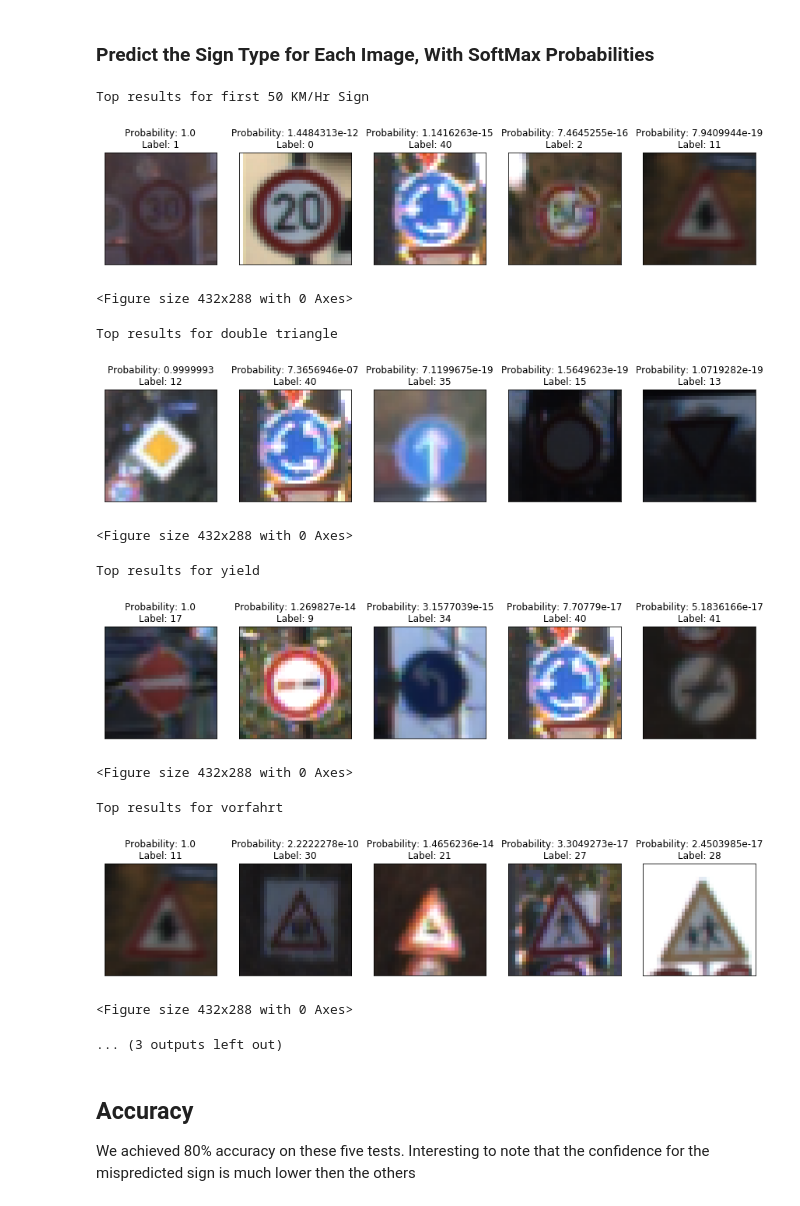
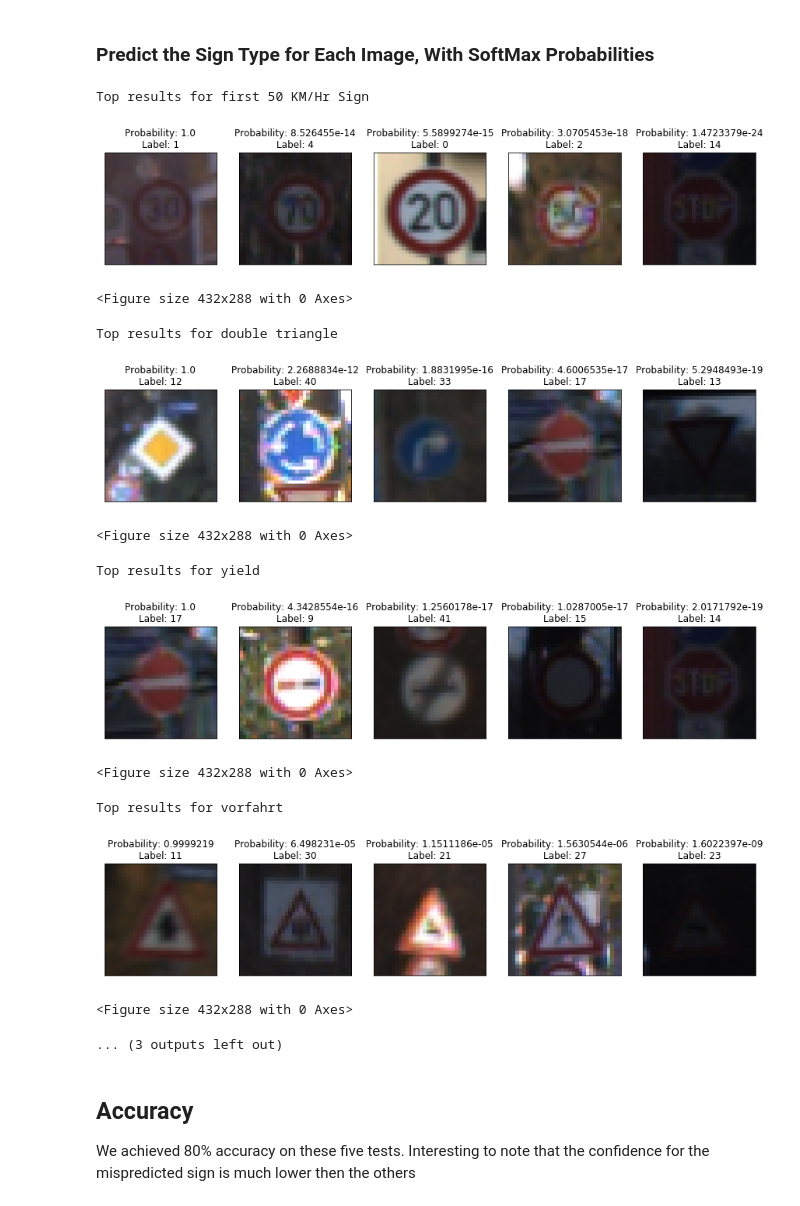
Before and after one commit to AttwellBrian/CarND-Traffic-Sign-Classifier-Project, a Jupyter notebook: Traffic_Sign_Classifier.ipynb, the cells around one changed output. Saved outputs shown, nothing was run; the diff lists cells and outputs as text; code cells hidden in the pictures.

Commit message:
Included dropout between fully connected layers

```diff
--- a/Traffic_Sign_Classifier.ipynb
+++ b/Traffic_Sign_Classifier.ipynb
@@ -270,8 +261,9 @@ from tensorflow.contrib.layers import flatten
 # HYPERPARAMTERS
 BATCH_SIZE = 43 * 3
 LEARNING_RATE = 0.001
+DROPOUT = 0.5
 
-def LeNet(x):
+def LeNet(x, keep_prob_input):
     # Arguments used for tf.truncated_normal, randomly defines variables for the weights and biases for each layer
     mu = 0
     sigma = 0.1
@@ -306,8 +298,9 @@ def LeNet(x):
     fc1_b = tf.Variable(tf.zeros(120))
     fc1   = tf.matmul(fc0, fc1_W) + fc1_b
 
-    # Activation.
+    # Activation. With dropout afterwards.
     fc1    = tf.nn.relu(fc1)
+    fc1    = tf.nn.dropout(fc1, keep_prob=keep_prob_input)
 
     # Layer 4: Fully Connected. Input = 120. Output = 84.
     fc2_W  = tf.Variable(tf.truncated_normal(shape=(120, 84), mean = mu, stddev = sigma))
@@ -316,6 +309,7 @@ def LeNet(x):
 
     # Activation.
     fc2    = tf.nn.relu(fc2)
+    fc2    = tf.nn.dropout(fc2, keep_prob=keep_prob_input)
 
     # Layer 5: Fully Connected. Input = 84. Output = 10.
     fc3_W  = tf.Variable(tf.truncated_normal(shape=(84, 43), mean = mu, stddev = sigma))
@@ -328,9 +322,10 @@ def LeNet(x):
 # Setup optimization pipeline
 x = tf.placeholder(tf.float32, (None, 32, 32, 1))
 y = tf.placeholder(tf.int32, (None))
+keep_prob_input = tf.placeholder(tf.float32)
 one_hot_y = tf.one_hot(y, 43)
 
-logits = LeNet(x)
+logits = LeNet(x, keep_prob_input)
 cross_entropy = tf.nn.softmax_cross_entropy_with_logits(labels=one_hot_y, logits=logits)
 loss_operation = tf.reduce_mean(cross_entropy)
 optimizer = tf.train.AdamOptimizer(learning_rate = LEARNING_RATE)
@@ -348,7 +343,7 @@ def evaluate(X_data, y_data):
         batch_x, batch_y = X_data[offset:offset+BATCH_SIZE], y_data[offset:offset+BATCH_SIZE]
         #print ("batch_x=",batch_x)
         #print ("batch_y=",batch_y)
-        accuracy = sess.run(accuracy_operation, feed_dict={x: batch_x, y: batch_y})
+        accuracy = sess.run(accuracy_operation, feed_dict={x: batch_x, y: batch_y, keep_prob_input: 1.0})
         total_accuracy += (accuracy * len(batch_x))
     return total_accuracy / num_examples
 # %% [markdown]
@@ -491,7 +486,7 @@ With the augmentations, the histogram in the training set now looks like:
 # %% [markdown]
 ### Train and Validate
 # %%
-EPOCHS = 20
+EPOCHS = 40
 
 with tf.Session() as sess:
     sess.run(tf.global_variables_initializer())
@@ -505,7 +500,7 @@ with tf.Session() as sess:
         for offset in range(0, num_examples, BATCH_SIZE):
             end = offset + BATCH_SIZE
             batch_x, batch_y = X_train_alt[offset:end], y_train_alt[offset:end]
-            sess.run(training_operation, feed_dict={x: batch_x, y: batch_y})
+            sess.run(training_operation, feed_dict={keep_prob_input: 0.5, x: batch_x, y: batch_y})
 
         training_accuracy = evaluate(X_train_alt, y_train_alt)
         validation_accuracy = evaluate(X_validation, y_validation)
@@ -544,7 +539,7 @@ Now that we've created the model with frequent checks against the validation set
 import tensorflow as tf
 with tf.Session() as sess:
     sess.run(tf.global_variables_initializer())
-    saver.restore(sess, "./persisted/lenet2_18")
+    saver.restore(sess, "./persisted/lenet2_39")
     print("Restored model")
 
     validation_accuracy = evaluate(X_validation, y_validation)
@@ -695,7 +690,7 @@ def evaluate(X_data):
     total_accuracy = 0
     sess = tf.get_default_session()
     softmax_logits = tf.nn.softmax(logits)
-    results = sess.run(softmax_logits, feed_dict={x: X_data})
+    results = sess.run(softmax_logits, feed_dict={x: X_data, keep_prob_input: 1.0})
     top_five_per_image = list()
     for image_input_probabilities in results:
         index_and_value = enumerate(image_input_probabilities)
@@ -710,44 +705,44 @@ def plot_some_images(top_five):
     plt.figure()
     for index, label_and_probability in enumerate(top_five):
         image = find_example_image(label_and_probability[0])
         image = image.squeeze()
         axarr[index].axes.get_xaxis().set_visible(False)
         axarr[index].axes.get_yaxis().set_visible(False)
         axarr[index].set_title('Probability: ' + str(label_and_probability[1]) + '\nLabel: ' + str(label_and_probability[0]))
         axarr[index].imshow(np.array(image))
     plt.show()
 
 with tf.Session() as sess:
     sess.run(tf.global_variables_initializer())
-    saver.restore(sess, "./persisted/lenet2_")
+    saver.restore(sess, "./persisted/lenet2_39")
     top_five_per_image = evaluate(pre_processed)
 
     print ("Top results for first 50 KM/Hr Sign")
     plot_some_images(top_five_per_image[0][:5])
 
     print ("Top results for double triangle")
     plot_some_images(top_five_per_image[1][:5])
 
     print ("Top results for yield")
     plot_some_images(top_five_per_image[2][:5])
 
     print ("Top results for vorfahrt")
     plot_some_images(top_five_per_image[3][:5])
 
     print ("Top results for stop")
     plot_some_images(top_five_per_image[4][:5])
 # %% [output]
 Top results for first 50 KM/Hr Sign
-[figure, old version]
+[figure, new version]
 <Figure size 432x288 with 0 Axes>
 Top results for double triangle
-[figure, old version]
+[figure, new version]
 <Figure size 432x288 with 0 Axes>
 Top results for yield
-[figure, old version]
+[figure, new version]
 <Figure size 432x288 with 0 Axes>
 Top results for vorfahrt
-[figure, old version]
+[figure, new version]
 <Figure size 432x288 with 0 Axes>
 ... (3 outputs left out)
 # %% [markdown]
```
Also changed, not shown: parts of 7 cells of this notebook, 33 other files.
